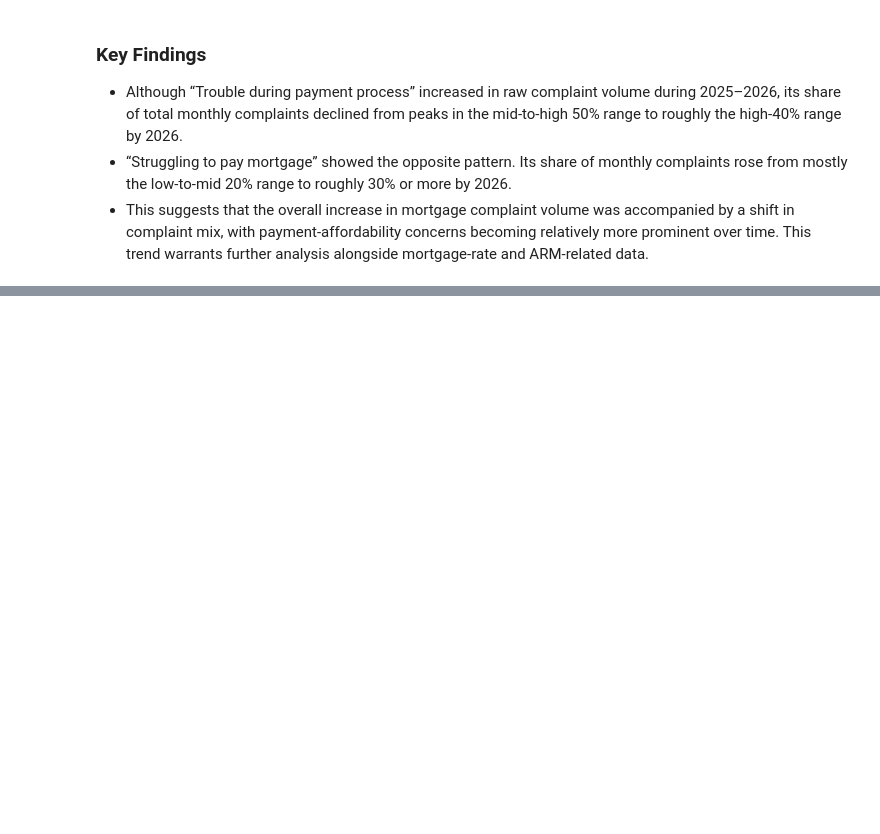
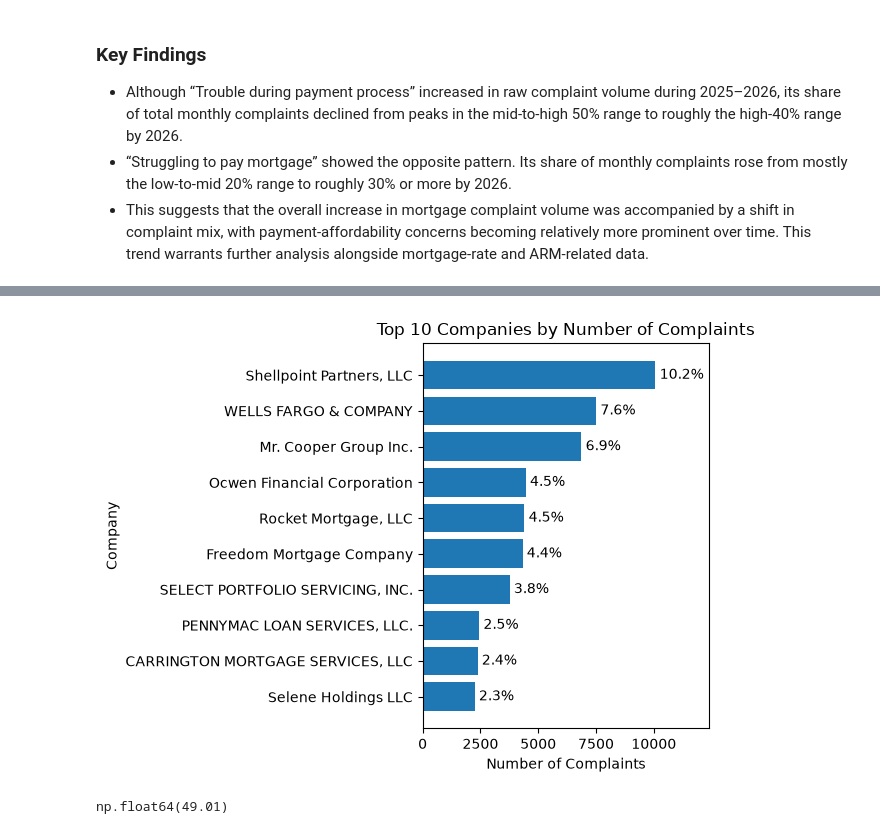
Before and after one commit to alanarroyo98/financial-services-complaints-analytics, a Jupyter notebook: notebooks/01_cfpb_eda.ipynb, the cells around one changed output, grey strips where cells are left out. Drawn from its saved outputs; the diff is of its cells as text; code cells hidden in the pictures; blank space fills up the shorter version.

Commit message:
Add company complaint analysis

```diff
--- a/notebooks/01_cfpb_eda.ipynb
+++ b/notebooks/01_cfpb_eda.ipynb
@@ -392,0 +418,10 @@ plt.show()
+# %%
+complaints_by_company = (
+    complaints["Company"]
+    .value_counts()
+    .reset_index(name="complaint_count")
+)
+
+complaints_by_company["percent"] = complaints_by_company["complaint_count"] / complaints_by_company["complaint_count"].sum() * 100
+
+complaints_by_company.head(10)
@@ -392,0 +440,20 @@ plt.show()
+# %%
+bars = plt.barh(complaints_by_company["Company"].head(10), complaints_by_company["complaint_count"].head(10))
+plt.bar_label(
+    bars,
+    labels=[f"{p:.1f}%" for p in complaints_by_company["percent"].head(10)],
+    padding = 3
+)
+plt.gca().invert_yaxis()
+plt.title("Top 10 Companies by Number of Complaints")
+plt.xlabel("Number of Complaints")
+plt.ylabel("Company")
+plt.xlim(0, complaints_by_company["complaint_count"].head(10).max() * 1.23)
+plt.tight_layout()
+plt.show()
+# %% [output]
+[figure, added]
+# %%
+round(complaints_by_company["percent"].head(10).sum(),2)
+# %% [output]
+np.float64(49.01)
```
Also changed, not shown: parts of 27 cells of this notebook.
